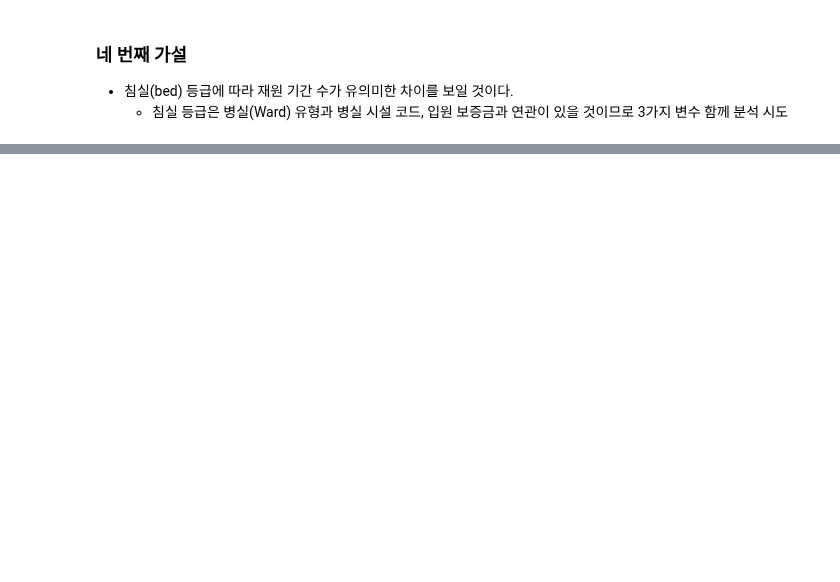
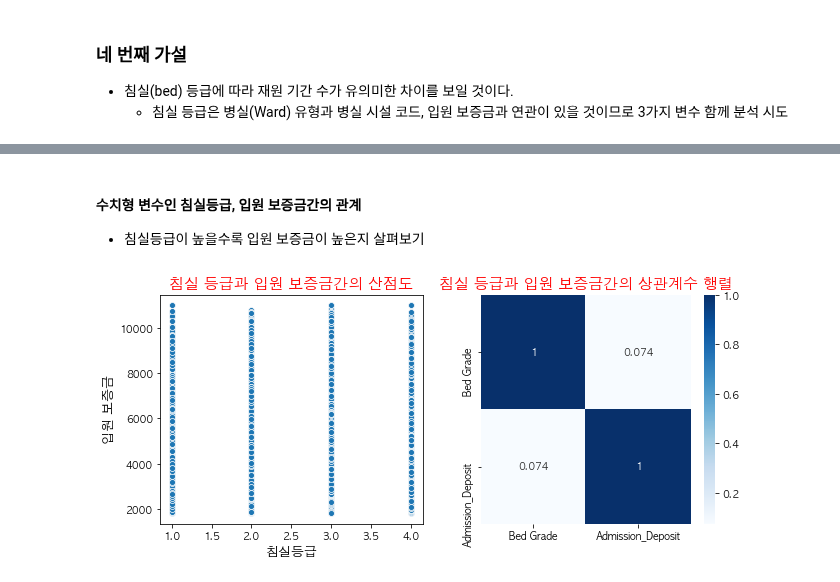
Before and after one commit to young-hun-jo/DataAnalysis, a Jupyter notebook: healthcare_los/analysis_myself.ipynb, the cells around one changed output, grey strips where cells are left out. Cells and saved outputs as stored; diff of their text form; code cells hidden in the pictures; blank space fills up the shorter version.

```diff
--- a/healthcare_los/analysis_myself.ipynb
+++ b/healthcare_los/analysis_myself.ipynb
@@ -673,0 +678,25 @@ bed_df.head()
+# %%
+# 상관분석을 위해 LabelEncoding으로 재원일수 서열값으로 인코딩
+from sklearn.preprocessing import LabelEncoder
+encoder = LabelEncoder()
+bed_df['Stay'] = encoder.fit_transform(bed_df['Stay'])
+# %% [markdown]
+#### 수치형 변수인 침실등급, 입원 보증금간의 관계
+
+- 침실등급이 높을수록 입원 보증금이 높은지 살펴보기
+# %%
+# 침실과 입원 보증금 Scatter plot 그려보고 상관계수 출력
+corr_df = bed_df[['Bed Grade', 'Admission_Deposit']].corr()
+
+fig, axes = plt.subplots(figsize=(10,5), ncols=2, nrows=1, )
+sns.scatterplot(data=bed_df, x='Bed Grade',y='Admission_Deposit', ax=axes[0])
+sns.heatmap(corr, cmap='Blues', annot=True, ax=axes[1])
+
+axes[0].set_title('침실 등급과 입원 보증금간의 산점도', fontsize=15, color='red')
+axes[0].set_xlabel('침실등급', fontsize=13)
+axes[0].set_ylabel('입원 보증금', fontsize=13)
+
+axes[1].set_title('침실 등급과 입원 보증금간의 상관계수 행렬', fontsize=15, color='red')
+fig.tight_layout(pad=4)
+# %% [output]
+[figure, added]
```
Also changed, not shown: parts of 11 cells of this notebook.
